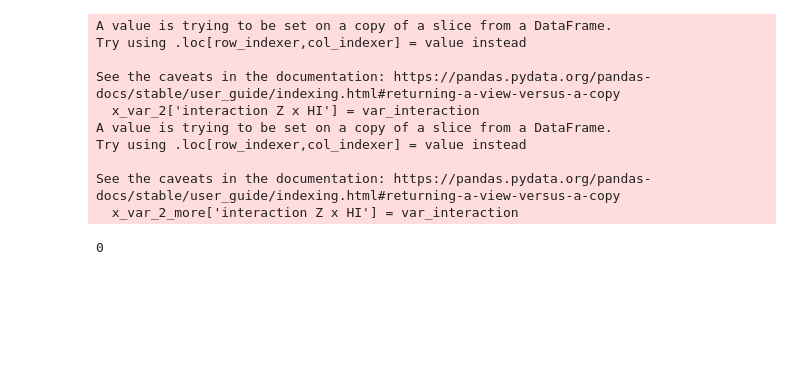
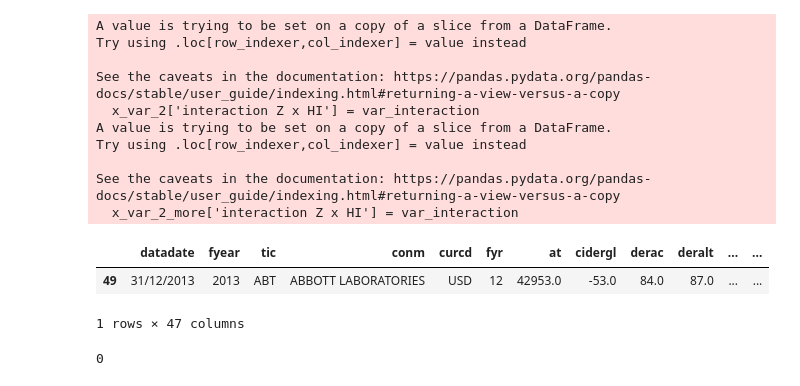
Before and after one commit to Betty099/thesis_data, a Jupyter notebook: thesis.ipynb, the cells around one changed output. Drawn from its saved outputs; the diff is of its cells as text; code cells hidden in the pictures; blank space fills up the shorter version.

```diff
--- a/thesis.ipynb
+++ b/thesis.ipynb
@@ -526,12 +529,35 @@ See the caveats in the documentation: https://pandas.pydata.org/pandas-docs/stab
 #unique_values_df = pd.DataFrame(uniq, columns=['sic'])
 #unique_values_df.to_csv('unique_sic_values.csv', index=False)
 df['sic'].dtypes
-df['sic_group'] = df['sic'].astype(str).str[:2]
+df['sic_group'] = df['sic'].astype(str).str[:2].astype(int)
 #grouped_sic = df.groupby('sic_group')
 uniq = df['sic_group'].unique()
 unique_values_df = pd.DataFrame(uniq, columns=['sic_group_new'])
-unique_values_df.to_csv('unique_sic_values.csv', index=False)
+#unique_values_df.to_csv('unique_sic_values.csv', index=False)
 #sic codes are extracted to csv and manually matched with division based on United States Department of Labor data - website can be found in references
+# %%
+division_b = [10,12,13,14]
+division_c = [16]
+division_d = [38,28,34,20,26,37,39,35,33,36,29,30,25,32,21,24,22,31,27,23]
+division_e = [48,44]
+division_f = [50,51]
+division_g = [57,54,56,53,58,59,55,52]
+division_i = [73,70,87,80,79,78]
+def assign_division(divisions,letter):
+    df.loc[df['sic_group'].isin(divisions),'division'] = letter
+
+assign_division(division_b,'B')
+assign_division(division_c, 'C')
+assign_division(division_d, 'D')
+assign_division(division_e, 'E')
+assign_division(division_f, 'F')
+assign_division(division_g, 'G')
+assign_division(division_i, 'I')
+df.head(1)
+# %% [output]
+|  | datadate | fyear | tic | conm | curcd | fyr | at | cidergl | derac | deralt | ... | ... |
+| 49 | 31/12/2013 | 2013 | ABT | ABBOTT LABORATORIES | USD | 12 | 42953.0 | -53.0 | 84.0 | 87.0 | ... | ... |
+1 rows × 47 columns
 # %%
 df[['leve','Altman Z-score AD', 'size', 'hedging intensity','hedge group','ast','mb','fp','leve','time','Altman Z-score NA']].isin([np.nan]).values.sum()
 df[['leve','Altman Z-score AD', 'size', 'hedging intensity','hedge group','ast','mb','fp','leve','time','Altman Z-score NA']].isin([np.isinf]).values.sum()
```
Also changed, not shown: parts of 3 cells of this notebook, 4 other files.
